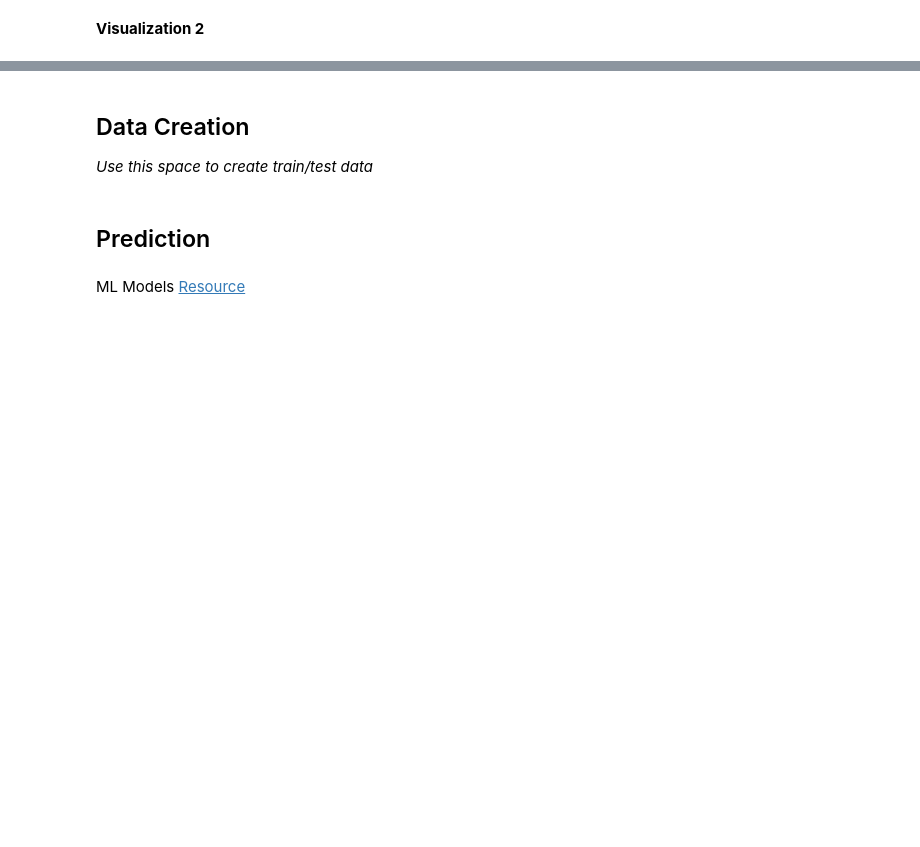
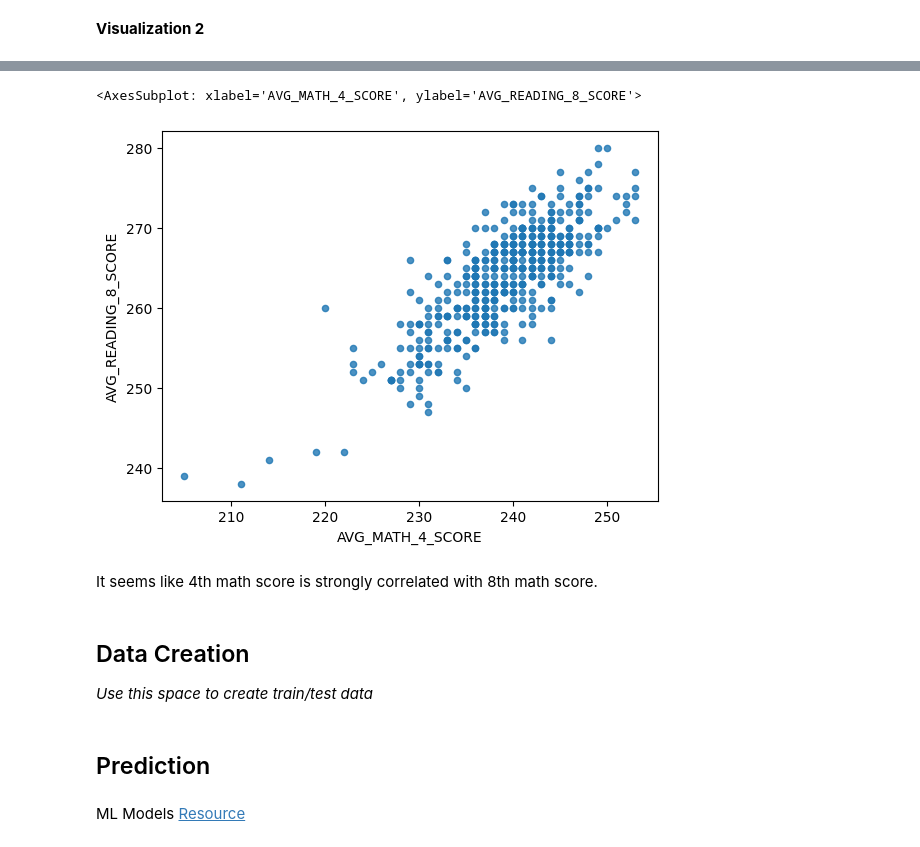
Before and after one commit to yiranyang-github/MDST-Tutorial-Yiran-Yang, a Jupyter notebook: tutorial1/checkpoint1.ipynb, the cells around one changed output, grey strips where cells are left out. Saved outputs shown, nothing was run; the diff lists cells and outputs as text; code cells hidden in the pictures; blank space fills up the shorter version.

```diff
--- a/tutorial1/checkpoint1.ipynb
+++ b/tutorial1/checkpoint1.ipynb
@@ -88,3 +158,10 @@ Investigate the relationship between your chosen response variable and at least
+# %%
+df.plot.scatter(x='AVG_MATH_4_SCORE', y='AVG_READING_8_SCORE', alpha=0.8)
+# %% [output]
+<AxesSubplot: xlabel='AVG_MATH_4_SCORE', ylabel='AVG_READING_8_SCORE'>
+[figure, added]
+# %% [markdown]
+It seems like 4th math score is strongly correlated with 8th math score.
 # %% [markdown]
 <h2> Data Creation </h2>
 
```
Also changed, not shown: parts of 23 cells of this notebook, 2 other files.
